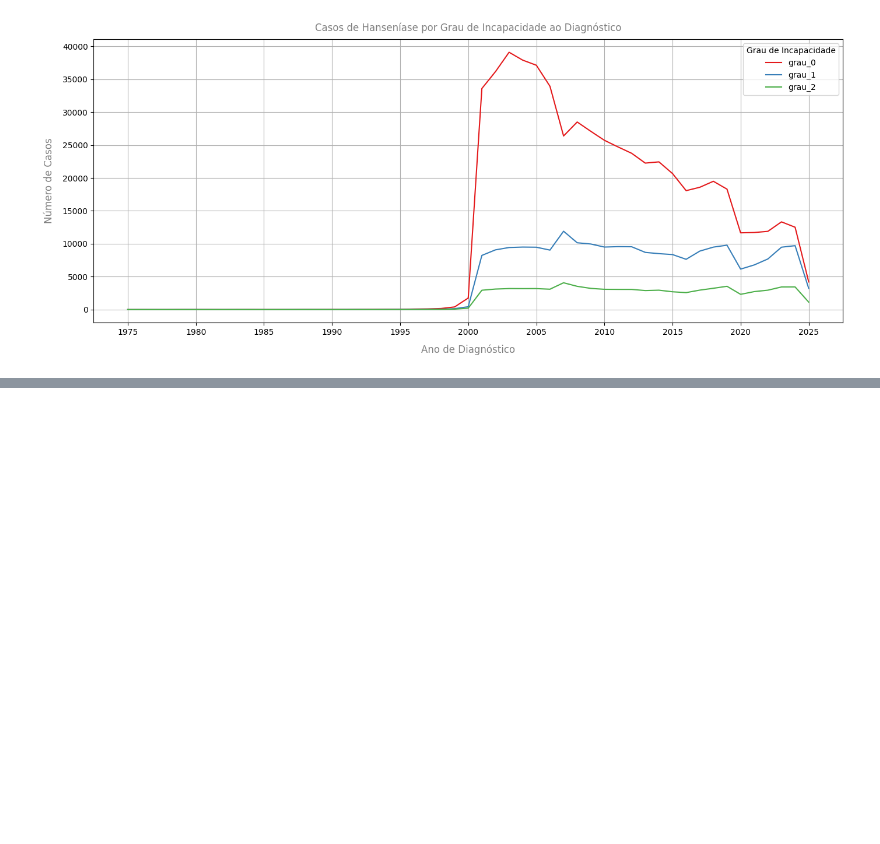
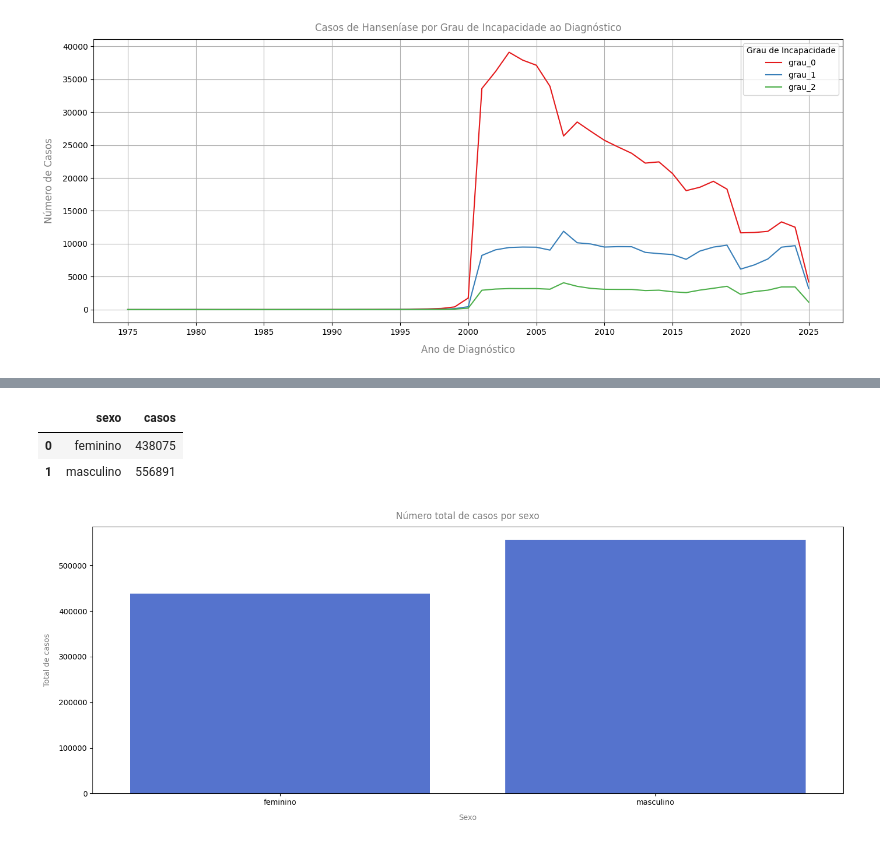
Before and after one commit to keyscarvalho/hanseniase_brasil, a Jupyter notebook: analises.ipynb, the cells around one changed output, grey strips where cells are left out. Drawn from its saved outputs; the diff is of its cells as text; code cells hidden in the pictures; blank space fills up the shorter version.

```diff
--- a/analises.ipynb
+++ b/analises.ipynb
@@ -324,0 +351,45 @@ plt.tight_layout()
+# %%
+# renomenado colunas para facilitar análise
+df.rename(columns={
+    'Ano Diagnóstico' : 'ano_diagnostico',
+    'Masculino' : 'masculino',
+    'Feminino' : 'feminino'},
+    inplace=True)
+# %%
+# filtrando dados
+df = (
+    df[df['ano_diagnostico'] != '<1975']
+      .drop(columns=['Ignorado', 'Total'])
+      .replace('-', 0)
+)
+# %%
+# transformando colunas de sexo em uma única coluna
+df_long = pd.melt(
+    df,
+    id_vars=['ano_diagnostico'],
+    value_vars=['masculino', 'feminino'],
+    var_name='sexo',
+    value_name='casos'
+)
+
+df_long.to_csv('casos_por_sexo.csv', index=False)
+# %%
+# somandos todos os casos por sexo
+totais = df_long.groupby('sexo')['casos'].sum().reset_index()
+totais
+# %% [output]
+|  | sexo | casos |
+| 0 | feminino | 438075 |
+| 1 | masculino | 556891 |
+# %%
+# visualização do total de casos por sexo
+plt.figure(figsize=(15,6))
+sns.barplot(data=totais, x='sexo', y='casos', color='royalblue')
+
+plt.title('Número total de casos por sexo', pad=10, color='grey')
+plt.xlabel('Sexo', labelpad=10, color='grey')
+plt.ylabel('Total de casos', labelpad=10, color='grey')
+
+plt.tight_layout()
+# %% [output]
+[figure, added]
```
Also changed, not shown: parts of 49 cells of this notebook, 2 other files.
